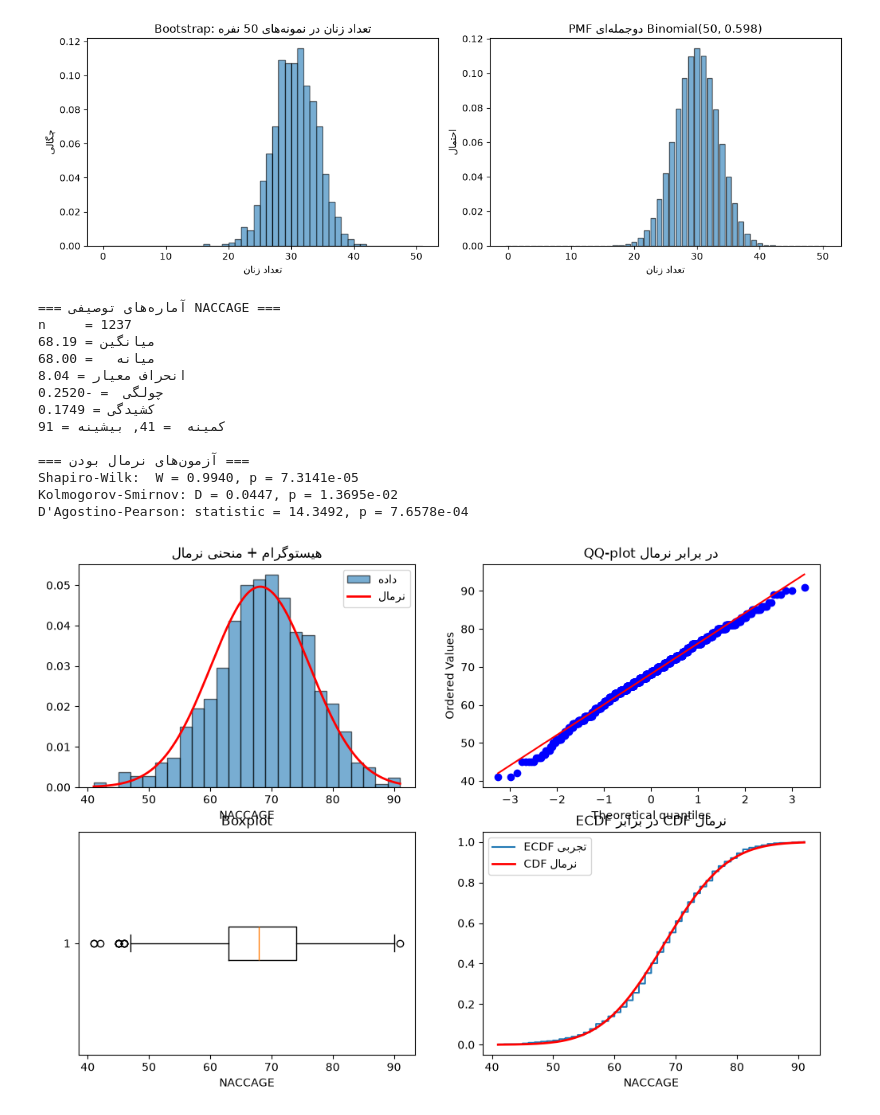
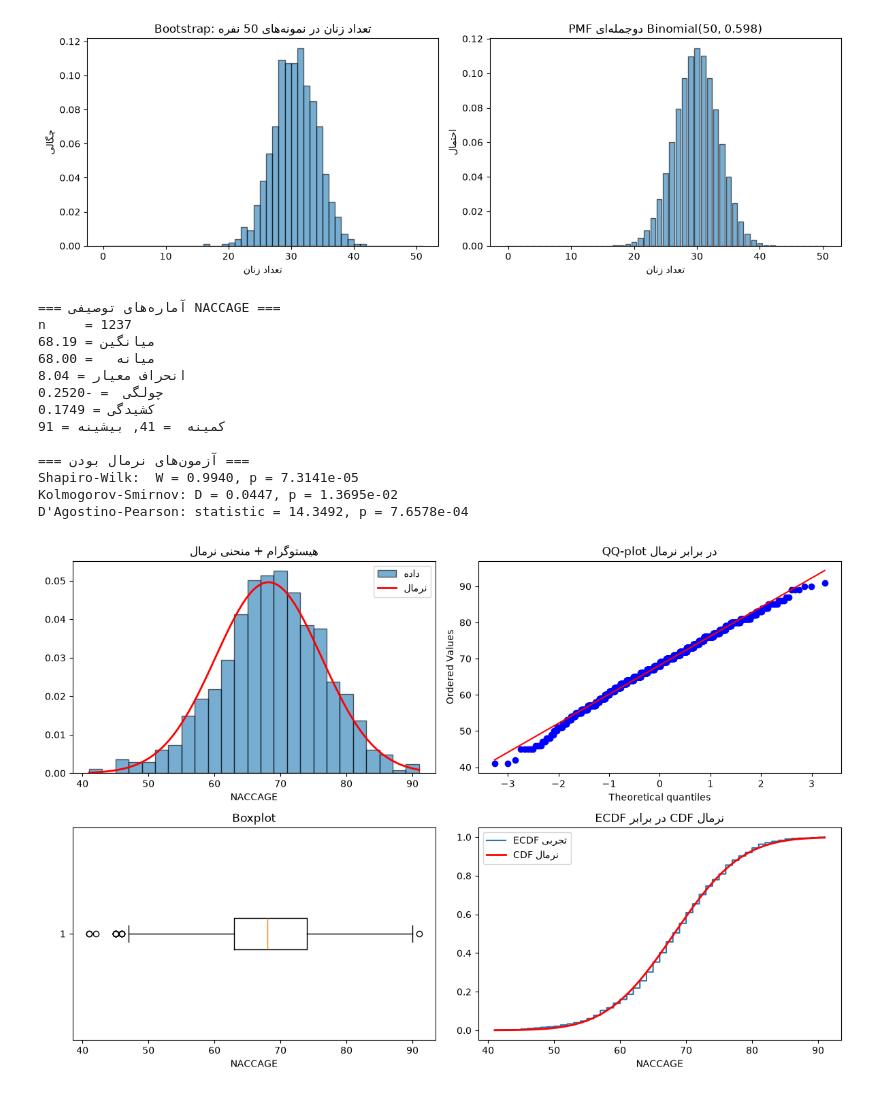
Before and after one commit to Parmida-D/statistics-project, a Jupyter notebook: notebooks/phase2_eda.ipynb, the cells around one changed output. Drawn from its saved outputs; the diff is of its cells as text; code cells hidden in the pictures.

```diff
--- a/notebooks/phase2_eda.ipynb
+++ b/notebooks/phase2_eda.ipynb
@@ -28,7 +28,7 @@ mri = pd.read_csv(DATA_DIR / "mriscanclean.csv")
 
 # ---------- انتخاب ستون‌های موردنیاز ----------
 uds_cols = ["NACCID", "NACCUDSD", "NACCAGE", "CDRSUM"]
-mri_cols = ["NACCID", "LH_ENTORHINAL_GVOL"]
+mri_cols = ["NACCID", "LH_ENTORHINAL_GVOL","RH_ENTORHINAL_GVOL"]
 
 uds_sub = uds[[c for c in uds_cols if c in uds.columns]].copy()
 mri_sub = mri[[c for c in mri_cols if c in mri.columns]].copy()
@@ -534,34 +534,33 @@ axes[1, 0].set_xlabel('NACCAGE')
 # ۴. ECDF در برابر CDF نرمال
 xs_sorted = np.sort(x)
 ecdf = np.arange(1, n+1) / n
 axes[1, 1].step(xs_sorted, ecdf, where='post', label='ECDF تجربی')
 axes[1, 1].plot(xs, stats.norm.cdf(xs, x.mean(), x.std()),
                 'r-', lw=2, label='CDF نرمال')
 axes[1, 1].set_title('ECDF در برابر CDF نرمال')
 axes[1, 1].set_xlabel('NACCAGE')
 axes[1, 1].legend()
 
 ROOT = Path.cwd()
 while ROOT.name and not (ROOT / ".git").exists():
     ROOT = ROOT.parent
 
 FIGS_DIR = ROOT / "figures"
-out_path = FIGS_DIR / "phase2_q6_normality.png"   # مسیر کامل
-plt.savefig(out_path, dpi=150, bbox_inches='tight')
+plt.tight_layout()
+plt.savefig("phase2_q6_normality.png", dpi=150, bbox_inches='tight')
 plt.show()
-plt.show()
 # %% [output]
 === آماره‌های توصیفی NACCAGE ===
 n     = 1237
 میانگین = 68.19
 میانه   = 68.00
 انحراف معیار = 8.04
 چولگی  = -0.2520
 کشیدگی = 0.1749
 کمینه  = 41, بیشینه = 91
 
 === آزمون‌های نرمال بودن ===
 Shapiro-Wilk:  W = 0.9940, p = 7.3141e-05
 Kolmogorov-Smirnov: D = 0.0447, p = 1.3695e-02
 D'Agostino-Pearson: statistic = 14.3492, p = 7.6578e-04
-[figure, old version]
+[figure, new version]
```
Also changed, not shown: parts of 6 cells of this notebook, 5 other files.
